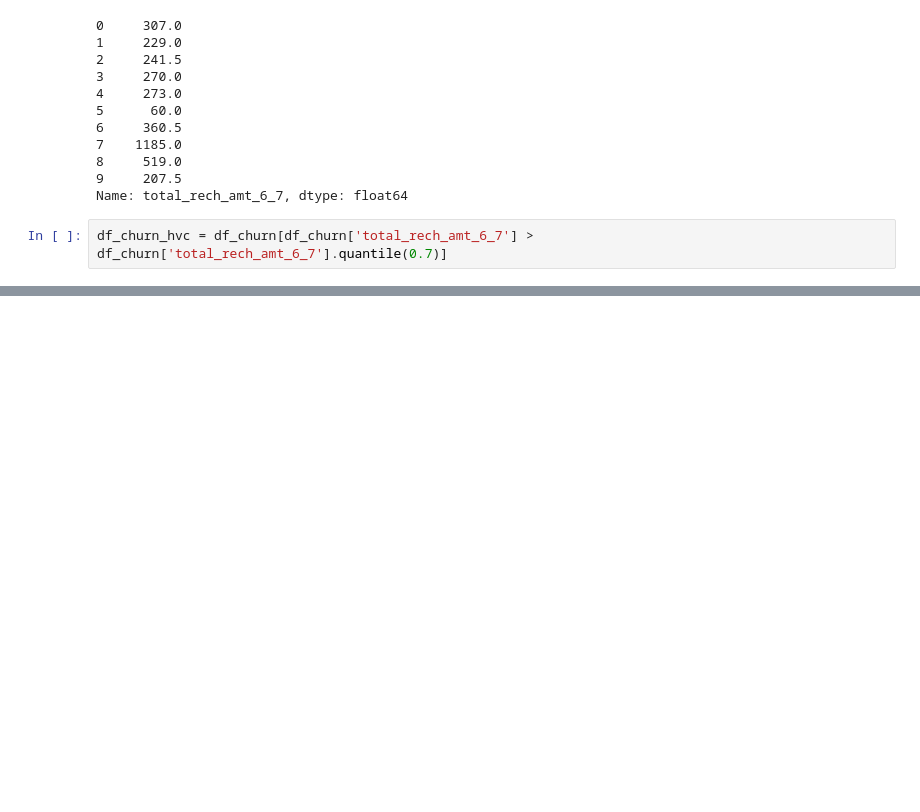
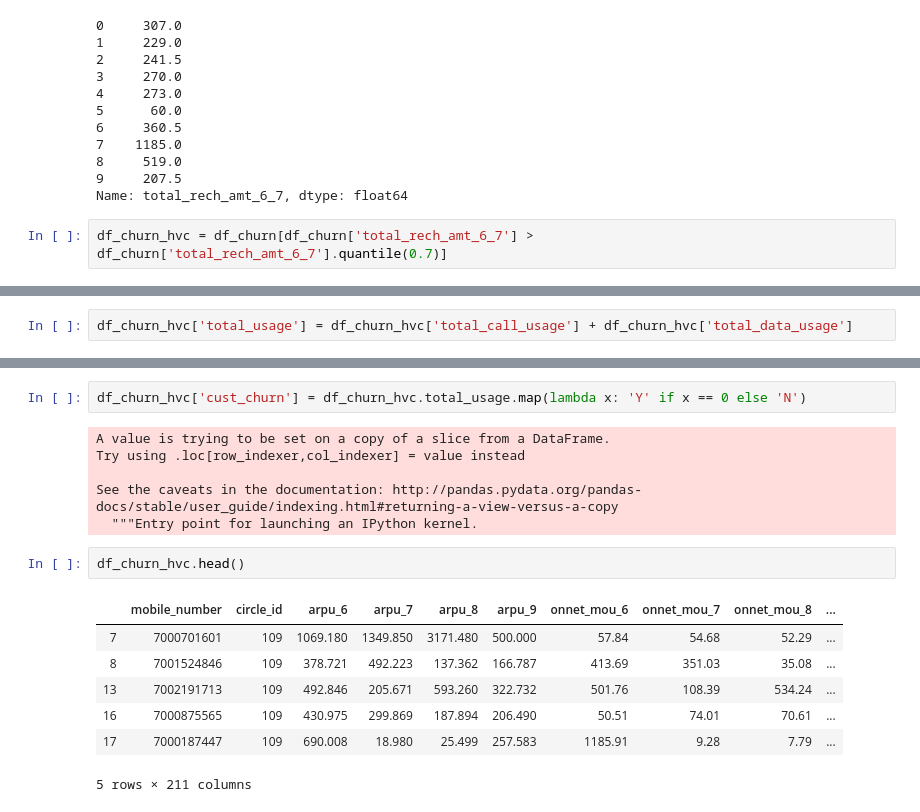
Before and after one commit to singh-manvinder/telecom_churn, a Jupyter notebook: solution.ipynb, the cells around one changed output, grey strips where cells are left out. Drawn from its saved outputs; the diff is of its cells as text; blank space fills up the shorter version.

```diff
--- a/solution.ipynb
+++ b/solution.ipynb
@@ -182,0 +207,2 @@ df_churn_hvc.head()
+# %%
+df_churn_hvc['total_usage'] = df_churn_hvc['total_call_usage'] + df_churn_hvc['total_data_usage']
@@ -182,0 +223,18 @@ df_churn_hvc.head()
+# %%
+df_churn_hvc['cust_churn'] = df_churn_hvc.total_usage.map(lambda x: 'Y' if x == 0 else 'N')
+# %% [output]
+A value is trying to be set on a copy of a slice from a DataFrame.
+Try using .loc[row_indexer,col_indexer] = value instead
+
+See the caveats in the documentation: http://pandas.pydata.org/pandas-docs/stable/user_guide/indexing.html#returning-a-view-versus-a-copy
+  """Entry point for launching an IPython kernel.
+# %%
+df_churn_hvc.head()
+# %% [output]
+|  | mobile_number | circle_id | arpu_6 | arpu_7 | arpu_8 | arpu_9 | onnet_mou_6 | onnet_mou_7 | onnet_mou_8 | ... |
+| 7 | 7000701601 | 109 | 1069.180 | 1349.850 | 3171.480 | 500.000 | 57.84 | 54.68 | 52.29 | ... |
+| 8 | 7001524846 | 109 | 378.721 | 492.223 | 137.362 | 166.787 | 413.69 | 351.03 | 35.08 | ... |
+| 13 | 7002191713 | 109 | 492.846 | 205.671 | 593.260 | 322.732 | 501.76 | 108.39 | 534.24 | ... |
+| 16 | 7000875565 | 109 | 430.975 | 299.869 | 187.894 | 206.490 | 50.51 | 74.01 | 70.61 | ... |
+| 17 | 7000187447 | 109 | 690.008 | 18.980 | 25.499 | 257.583 | 1185.91 | 9.28 | 7.79 | ... |
+5 rows × 211 columns
```
Also changed, not shown: parts of 6 cells of this notebook.
